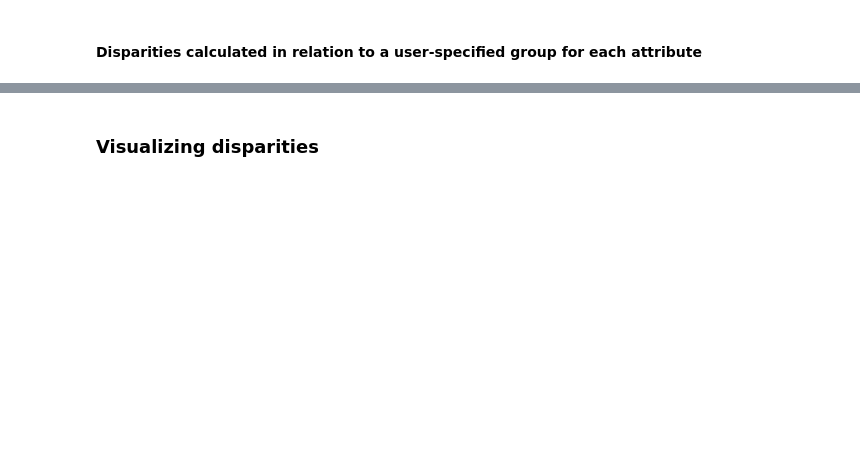
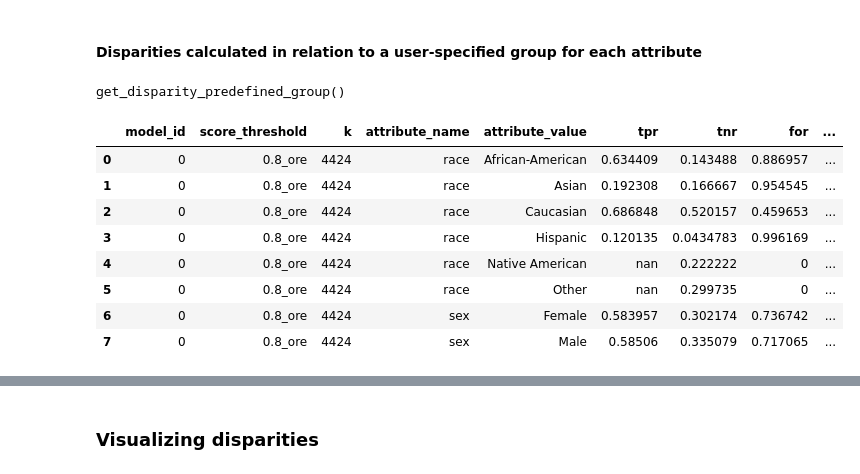
Before and after one commit to namsor/namsor-compass, a Jupyter notebook: 05_Data_Analysis_01_Fairness_Analysis_of_Ethnicity_Endpoint.ipynb, the cells around one changed output, grey strips where cells are left out. Drawn from its saved outputs; the diff is of its cells as text; code cells hidden in the pictures; blank space fills up the shorter version.

```diff
--- a/05_Data_Analysis_01_Fairness_Analysis_of_Ethnicity_Endpoint.ipynb
+++ b/05_Data_Analysis_01_Fairness_Analysis_of_Ethnicity_Endpoint.ipynb
@@ -84,10 +197,21 @@ df.dtypes
 #### Disparities calculated in relation to a user-specified group for each attribute
 # %%
 bdf = b.get_disparity_predefined_groups(xtab, original_df=df,
-                                        ref_groups_dict={'race':'Caucasian'},
+                                        ref_groups_dict={'race':'Caucasian', 'sex':'Male'},
                                         alpha=0.05, check_significance=False, # try with check_significance=True
                                         mask_significance=False)
 bdf.style
+# %% [output]
+get_disparity_predefined_group()
+|  | model_id | score_threshold | k | attribute_name | attribute_value | tpr | tnr | for | ... |
+| 0 | 0 | 0.8_ore | 4424 | race | African-American | 0.634409 | 0.143488 | 0.886957 | ... |
+| 1 | 0 | 0.8_ore | 4424 | race | Asian | 0.192308 | 0.166667 | 0.954545 | ... |
+| 2 | 0 | 0.8_ore | 4424 | race | Caucasian | 0.686848 | 0.520157 | 0.459653 | ... |
+| 3 | 0 | 0.8_ore | 4424 | race | Hispanic | 0.120135 | 0.0434783 | 0.996169 | ... |
+| 4 | 0 | 0.8_ore | 4424 | race | Native American | nan | 0.222222 | 0 | ... |
+| 5 | 0 | 0.8_ore | 4424 | race | Other | nan | 0.299735 | 0 | ... |
+| 6 | 0 | 0.8_ore | 4424 | sex | Female | 0.583957 | 0.302174 | 0.736742 | ... |
+| 7 | 0 | 0.8_ore | 4424 | sex | Male | 0.58506 | 0.335079 | 0.717065 | ... |
 # %%
 # View disparity metrics added to dataframe
 bdf[['attribute_name', 'attribute_value'] +
```
Also changed, not shown: parts of 27 cells of this notebook, 3 other files.
